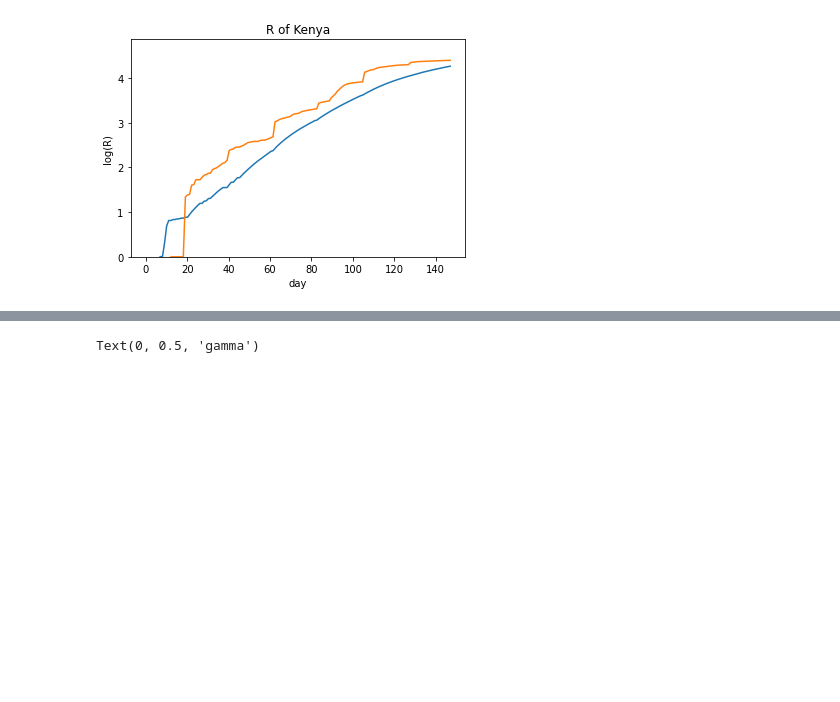
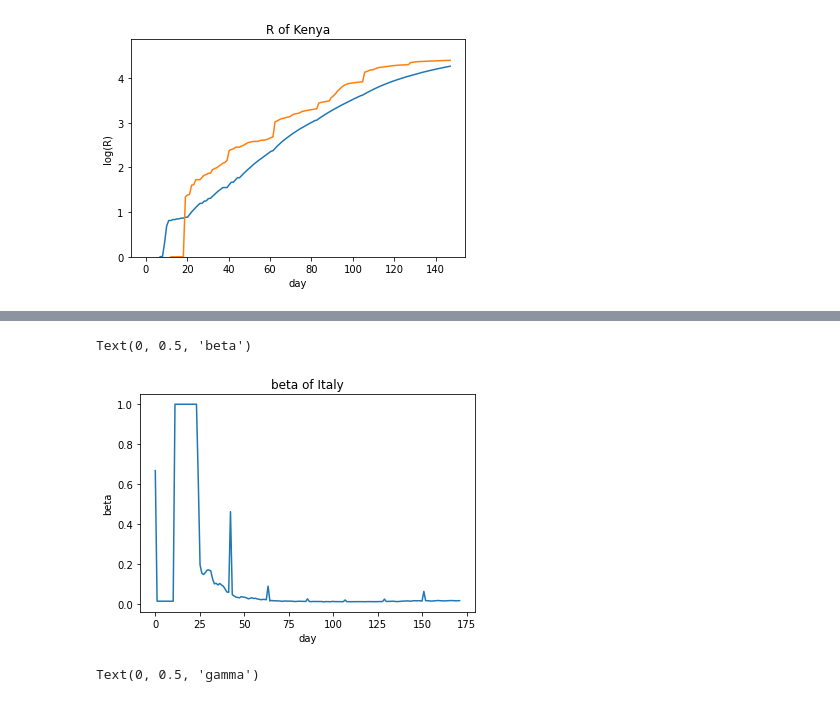
Before and after one commit to WeiSyuan-Lin/SIRD_model, a Jupyter notebook: SIRD.ipynb, the cells around one changed output, grey strips where cells are left out. Drawn from its saved outputs; the diff is of its cells as text; code cells hidden in the pictures; blank space fills up the shorter version.

```diff
--- a/SIRD.ipynb
+++ b/SIRD.ipynb
@@ -361,3 +454,12 @@ Text(0, 0.5, 'beta')
+# %%
+dat=np.linspace(0,len(lists[1][0]),len(lists[1][0]))
+plt.plot(dat,(lists[1][0]))
+plt.title('beta of '+Country[number])
+plt.xlabel('day')
+plt.ylabel('beta')
+# %% [output]
+Text(0, 0.5, 'beta')
+[figure, added]
 # %%
 dat=np.linspace(0,len(Gamma),len(Gamma))
 plt.plot(dat,(Gamma))
```
Also changed, not shown: parts of 14 cells of this notebook.
